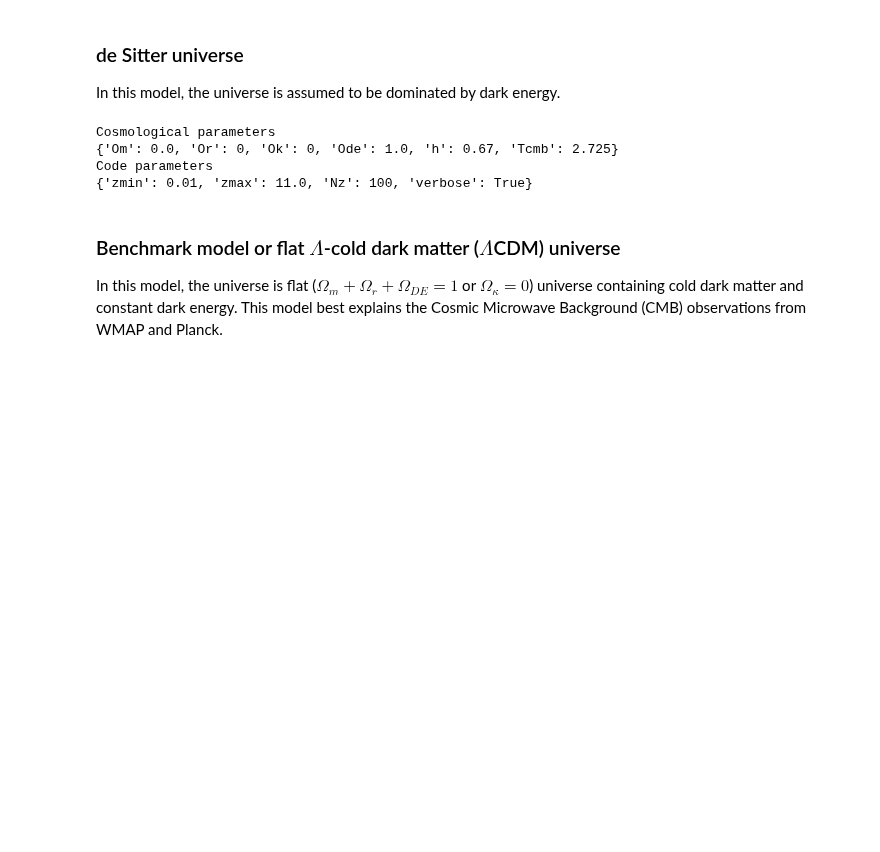
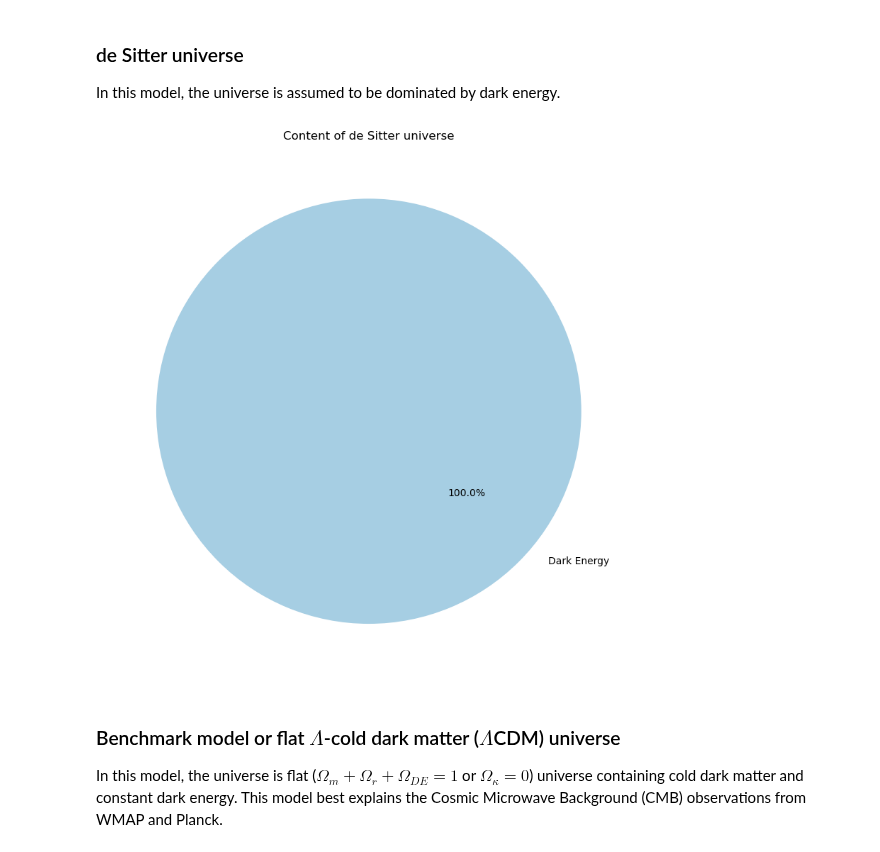
Before and after one commit to sambit-giri/AstronomyCalc, a Jupyter notebook: notebooks/model_universes.ipynb, the cells around one changed output. Saved outputs shown, nothing was run; the diff lists cells and outputs as text; code cells hidden in the pictures; blank space fills up the shorter version.

```diff
--- a/notebooks/model_universes.ipynb
+++ b/notebooks/model_universes.ipynb
@@ -43,16 +37,10 @@ In this model, the universe is assumed to be dominated by dark energy.
 # %%
 cosmo_dict = {'Om': 0.0, 'Or': 0, 'Ok': 0, 'Ode': 1.0, 'h': 0.67}
 param_dS = AstronomyCalc.param(cosmo=cosmo_dict, code=code_param_dict)
 
-print('Cosmological parameters')
-print(param_dS.cosmo.__dict__)
-print('Code parameters')
-print(param_dS.code.__dict__)
+AstronomyCalc.plot_universe_pie(cosmo_dict, title="Content of de Sitter universe")
 # %% [output]
-Cosmological parameters
-{'Om': 0.0, 'Or': 0, 'Ok': 0, 'Ode': 1.0, 'h': 0.67, 'Tcmb': 2.725}
-Code parameters
-{'zmin': 0.01, 'zmax': 11.0, 'Nz': 100, 'verbose': True}
+[figure, added]
 # %%
 D_dS = AstronomyCalc.CosmoDistances(param_dS)
 # %% [markdown]
```
Also changed, not shown: parts of 2 cells of this notebook, 2 other files.
